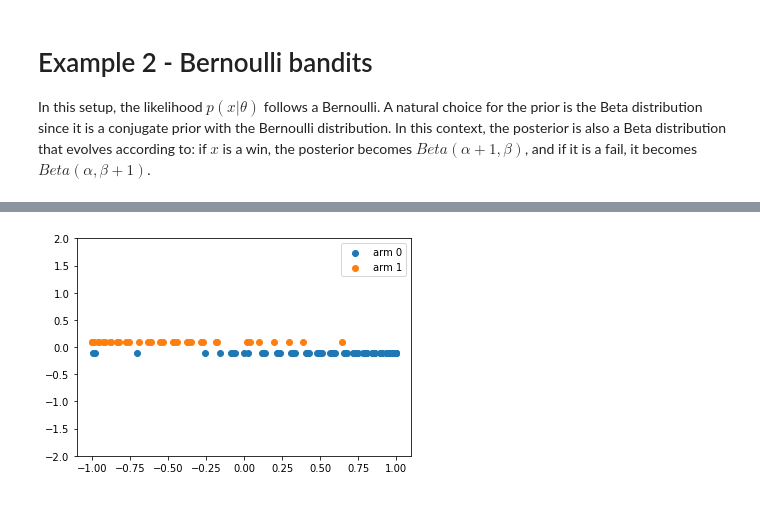
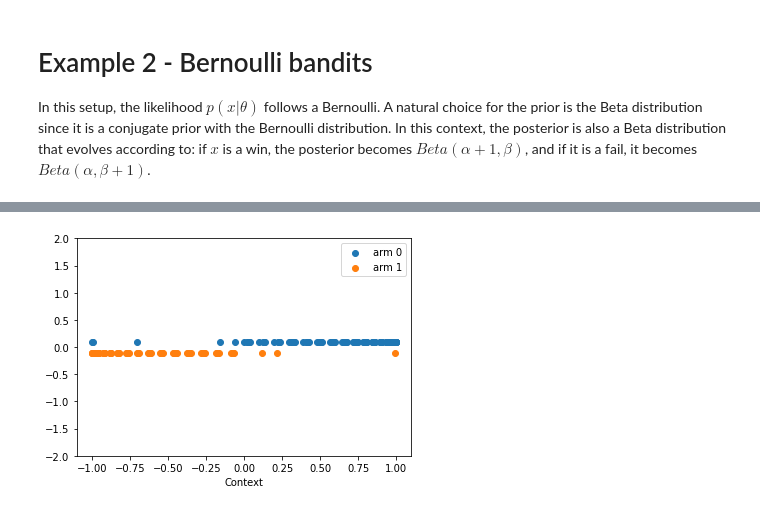
Before and after one commit to alaignelet/bandits, a Jupyter notebook: MAB_presentation.ipynb, the cells around one changed output, grey strips where cells are left out. Saved outputs shown, nothing was run; the diff lists cells and outputs as text; code cells hidden in the pictures.

Commit message:
update MAB_presentation with contextual bandit

```diff
--- a/MAB_presentation.ipynb
+++ b/MAB_presentation.ipynb
@@ -312,3 +316,3 @@ experiences = 100
 # %%
-cbandit = ContextualBandit(k=k, parameter_distribution=parameter_distribution, mean_construction=mean_construction,
-                           reward_distribution=reward_distribution, policy=policy, context=context)
+policy = ContextualGreedyPolicy(epsilon=epsilon)
+cbandit = ContextualBandit(mean_distribution=mean_distribution, reward_distribution=reward_distribution, policy=policy, context=context)
@@ -326,7 +323,8 @@ data1 = data[data['k'] == 1]
 # %%
-plt.scatter(data0['x'], np.zeros_like(data0['x']) -.1, label='arm 0')
-plt.scatter(data1['x'], np.zeros_like(data1['x']) + .1, label='arm 1')
+plt.scatter(policy.datasets[0]['context'], np.zeros_like(policy.datasets[0]['context']) + 0.1, label='arm 0')
+plt.scatter(policy.datasets[1]['context'], np.zeros_like(policy.datasets[1]['context']) - 0.1, label='arm 1')
 plt.ylim(-2, 2)
+plt.xlabel('Context')
 plt.legend();
 # %% [output]
-[figure, old version]
+[figure, new version]
```
Also changed, not shown: parts of 29 cells of this notebook.
